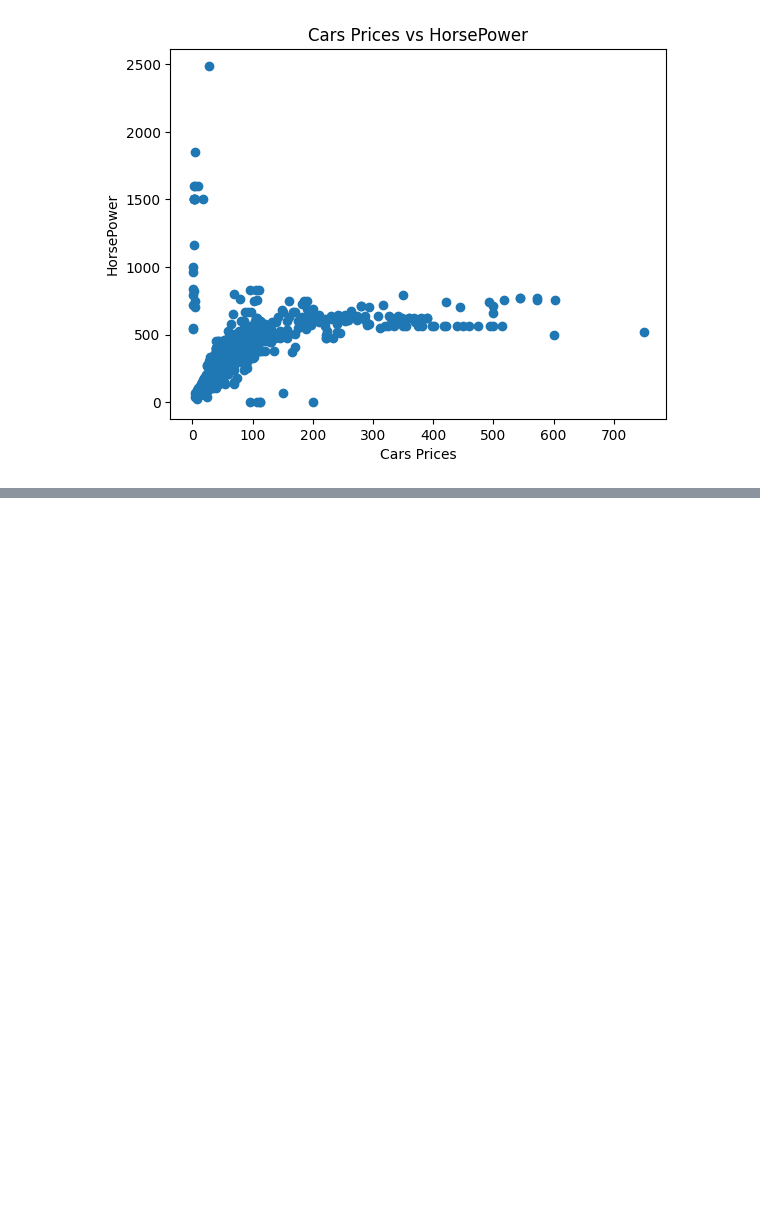
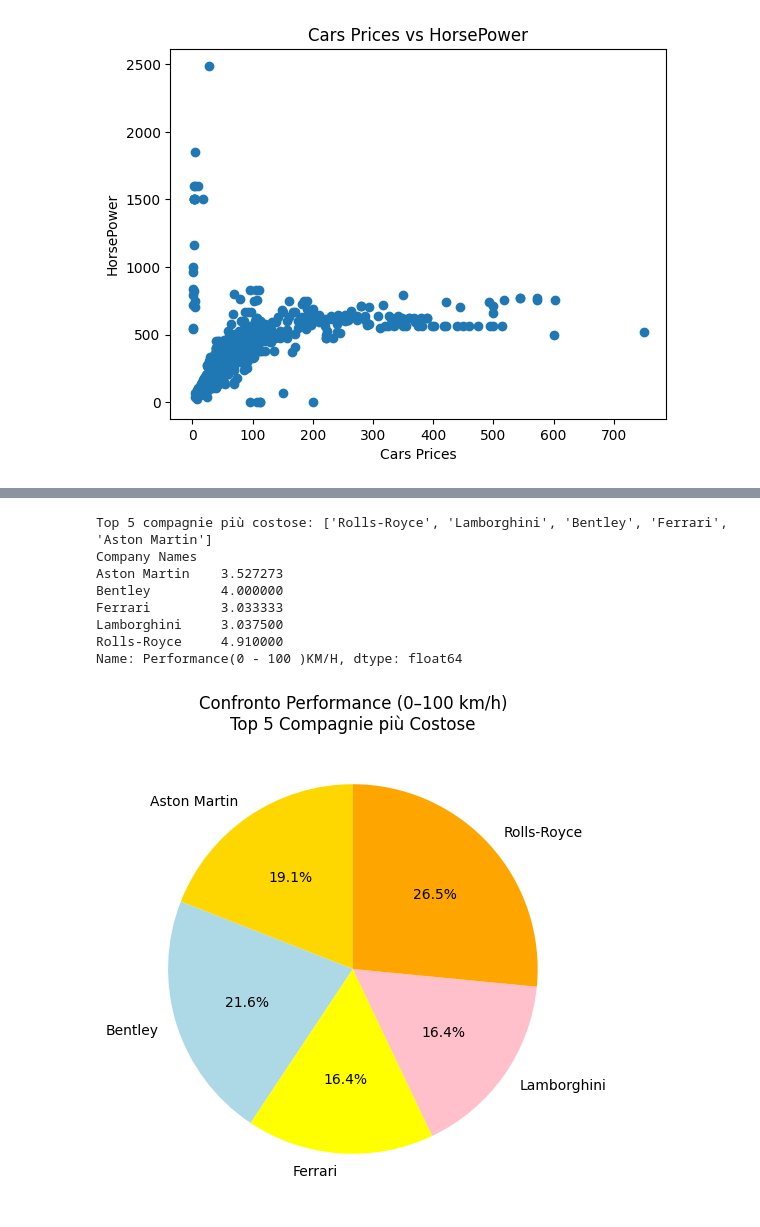
Before and after one commit to GiorgioDn/Python_gd_learning, a Jupyter notebook: corso python/11_28_Venerdì/Esercizi/Esercizio_2.ipynb, the cells around one changed output, grey strips where cells are left out. Saved outputs shown, nothing was run; the diff lists cells and outputs as text; code cells hidden in the pictures; blank space fills up the shorter version.

```diff
--- a/corso python/11_28_Venerdì/Esercizi/Esercizio_2.ipynb
+++ b/corso python/11_28_Venerdì/Esercizi/Esercizio_2.ipynb
@@ -228,0 +407,41 @@ plt.show()
+# %%
+topB = (
+    df.groupby("Company Names")["Cars Prices"]
+      .mean()
+      .sort_values(ascending=False)
+      .head(5)
+      .index
+      .tolist()
+)
+
+print("Top 5 compagnie più costose:", topB)
+
+df_topB = df[df["Company Names"].isin(topB)]
+
+performance_by_brand = (
+    df_topB.groupby("Company Names")["Performance(0 - 100 )KM/H"]
+           .mean()
+)
+
+print(performance_by_brand)
+
+plt.figure(figsize=(6,6))
+plt.pie(
+    performance_by_brand,
+    labels=performance_by_brand.index,
+    autopct='%1.1f%%',
+    colors=['gold', 'lightblue','yellow','pink','orange'],
+    startangle=90
+)
+plt.title('Confronto Performance (0–100 km/h)\nTop 5 Compagnie più Costose')
+plt.show()
+# %% [output]
+Top 5 compagnie più costose: ['Rolls-Royce', 'Lamborghini', 'Bentley', 'Ferrari', 'Aston Martin']
+Company Names
+Aston Martin    3.527273
+Bentley         4.000000
+Ferrari         3.033333
+Lamborghini     3.037500
+Rolls-Royce     4.910000
+Name: Performance(0 - 100 )KM/H, dtype: float64
+[figure, added]
```
Also changed, not shown: parts of 16 cells of this notebook.
